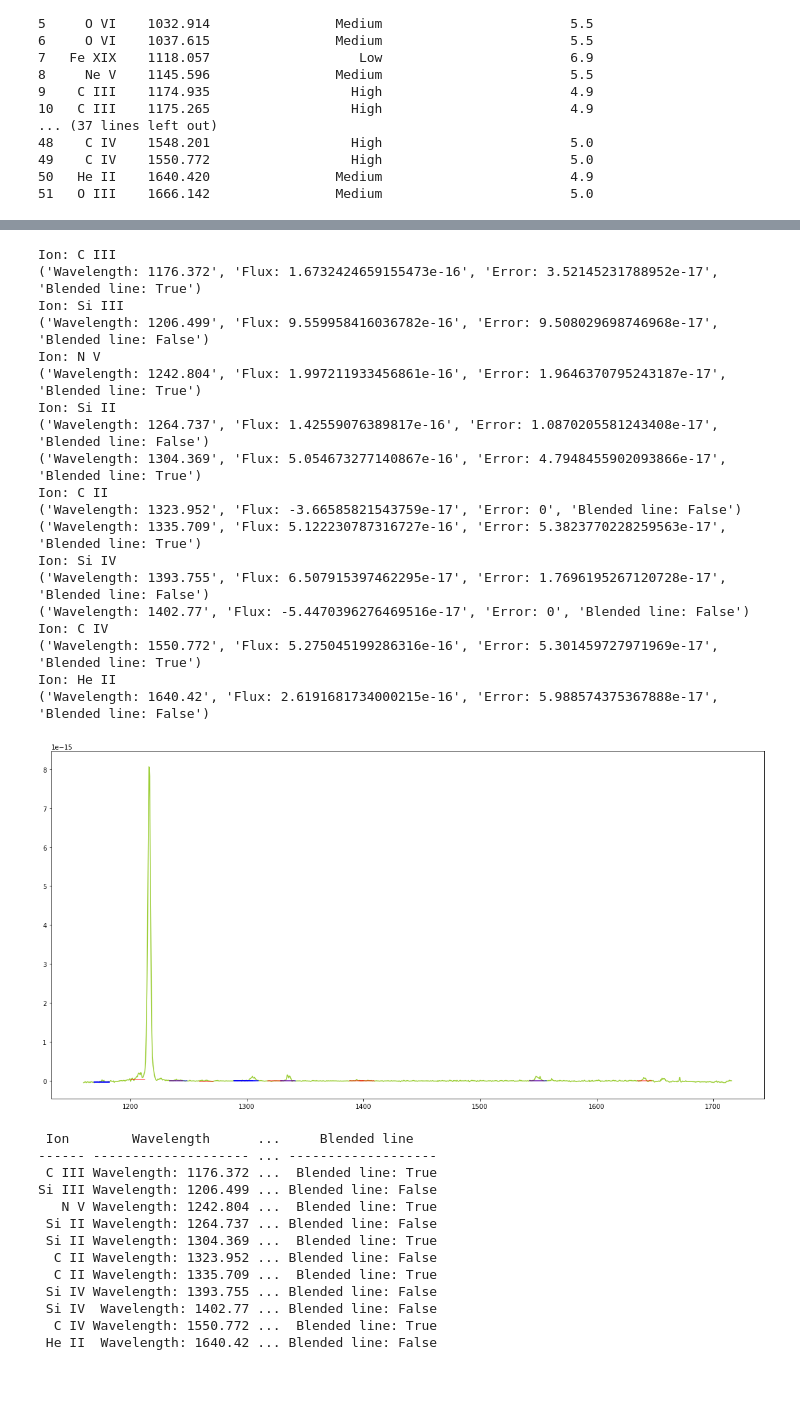
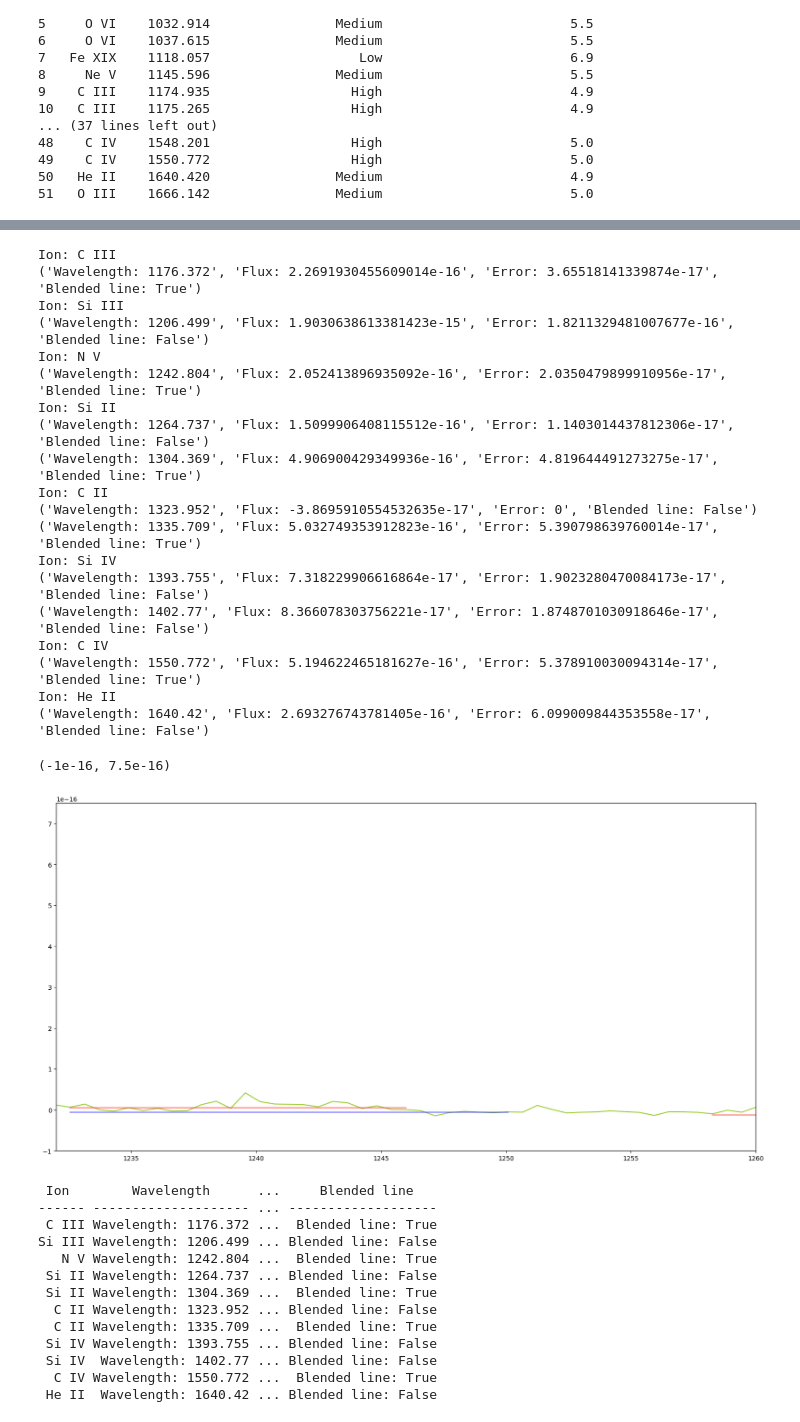
Before and after one commit to bellalongo/Star-Emission-Line-Flux, a Jupyter notebook: TOI-776/toi-776.ipynb, the cells around one changed output, grey strips where cells are left out. Drawn from its saved outputs; the diff is of its cells as text; code cells hidden in the pictures; blank space fills up the shorter version.

```diff
--- a/TOI-776/toi-776.ipynb
+++ b/TOI-776/toi-776.ipynb
@@ -159,7 +162,7 @@ avg_peak_width = (sum(properties['widths'])/len(properties['widths']))
 print(f"Current peak estimate: {avg_peak_width}")
 
 # Refine based on estimated
-peak_width = 3
+peak_width = 3.5
 print(f"Peak width: {peak_width}")
 
 # Make range
@@ -177,7 +180,7 @@ for peak in w[mask][peaks]:
     plt.axvline(x = peak + peak_width, color = 'green', label = 'axvline - full height')
     plt.axvline(x = peak - peak_width, color = 'green', label = 'axvline - full height')
 
-plt.xlim([1540, 1560]) # add +60
+plt.xlim([1540, 1570]) # add +60
 plt.ylim([-0.1e-15, 0.75e-15])
 # %% [output]
 Current peak estimate: 3.111535870374538
@@ -268,7 +271,7 @@ def split_create_trendline(w, f, blended_line_bool):
     return p(wavelength_array)
 # %%
 # Mask current peak (use this for the rest!)
-wavelength_mask = (w > (w[mask][peaks][10] - flux_range)) & (w < (w[mask][peaks][10] + flux_range))
+wavelength_mask = (w > 1168.289313414861) & (w <  1182.8955488505624)
 w0,w1 = wavelength_edges(w[wavelength_mask])
 total_sumflux = np.sum(f[wavelength_mask]*(w1-w0))
 sumerror = (np.sum(e[wavelength_mask]**2 * (w1-w0)**2))**0.5
@@ -320,7 +323,7 @@ previous_obs = 0 *u.AA
 prev_blended_bool = False
 prev_left_bound = 0
 
-for wavelength in df['Wavelength']:
+for wavelength in df["Wavelength"]:
     if((wavelength > 1160) and df['Likelihood to measure'][count] == "High") or wavelength == 1640.420:
         continuum = []
 
@@ -369,47 +372,50 @@ for wavelength in df['Wavelength']:
             # Delete the previous flux calculation (check me!) - may need to get rid of [count-1]
             del flux[df['Ion'][count-1]][previous_index]
             # Add the new flux calculation
             flux[df['Ion'][count]].append(("Wavelength: " + str(wavelength),"Flux: " + str(total_flux), "Error: " + str(sumerror), "Blended line: " + str(blended_line_bool)))
         # If there is not a blended line
         else:
             flux[df['Ion'][count]].append(("Wavelength: " + str(wavelength),"Flux: " + str(total_flux), "Error: " + str(sumerror),"Blended line: " + str(False)))
 
         # Update variables
         previous_obs = obs_lam
         previous_index = len(flux[df['Ion'][count]]) - 1
         iterations+=1
 
+        # print(f"Left Bound: {w[wavelength_mask][0]}, Right Bound: {w[wavelength_mask][len(w[wavelength_mask])-1]}")
+
     count+=1
 
 # Printing
 for ion in flux:
     print(f"Ion: {ion} ")
     for data in flux[ion]:
         print(data)
 
-# plt.xlim([1400, 1450]) # add +60
-# plt.ylim([-0.1e-15, 0.75e-15])
+plt.xlim([1232, 1260]) # add +60
+plt.ylim([-0.1e-15, 0.75e-15])
 # %% [output]
 Ion: C III
-('Wavelength: 1176.372', 'Flux: 1.6732424659155473e-16', 'Error: 3.52145231788952e-17', 'Blended line: True')
+('Wavelength: 1176.372', 'Flux: 2.2691930455609014e-16', 'Error: 3.65518141339874e-17', 'Blended line: True')
 Ion: Si III
-('Wavelength: 1206.499', 'Flux: 9.559958416036782e-16', 'Error: 9.508029698746968e-17', 'Blended line: False')
+('Wavelength: 1206.499', 'Flux: 1.9030638613381423e-15', 'Error: 1.8211329481007677e-16', 'Blended line: False')
 Ion: N V
-('Wavelength: 1242.804', 'Flux: 1.997211933456861e-16', 'Error: 1.9646370795243187e-17', 'Blended line: True')
+('Wavelength: 1242.804', 'Flux: 2.052413896935092e-16', 'Error: 2.0350479899910956e-17', 'Blended line: True')
 Ion: Si II
-('Wavelength: 1264.737', 'Flux: 1.42559076389817e-16', 'Error: 1.0870205581243408e-17', 'Blended line: False')
-('Wavelength: 1304.369', 'Flux: 5.054673277140867e-16', 'Error: 4.7948455902093866e-17', 'Blended line: True')
+('Wavelength: 1264.737', 'Flux: 1.5099906408115512e-16', 'Error: 1.1403014437812306e-17', 'Blended line: False')
+('Wavelength: 1304.369', 'Flux: 4.906900429349936e-16', 'Error: 4.819644491273275e-17', 'Blended line: True')
 Ion: C II
-('Wavelength: 1323.952', 'Flux: -3.66585821543759e-17', 'Error: 0', 'Blended line: False')
-('Wavelength: 1335.709', 'Flux: 5.122230787316727e-16', 'Error: 5.3823770228259563e-17', 'Blended line: True')
+('Wavelength: 1323.952', 'Flux: -3.8695910554532635e-17', 'Error: 0', 'Blended line: False')
+('Wavelength: 1335.709', 'Flux: 5.032749353912823e-16', 'Error: 5.390798639760014e-17', 'Blended line: True')
 Ion: Si IV
-('Wavelength: 1393.755', 'Flux: 6.507915397462295e-17', 'Error: 1.7696195267120728e-17', 'Blended line: False')
-('Wavelength: 1402.77', 'Flux: -5.4470396276469516e-17', 'Error: 0', 'Blended line: False')
+('Wavelength: 1393.755', 'Flux: 7.318229906616864e-17', 'Error: 1.9023280470084173e-17', 'Blended line: False')
+('Wavelength: 1402.77', 'Flux: 8.366078303756221e-17', 'Error: 1.8748701030918646e-17', 'Blended line: False')
 Ion: C IV
-('Wavelength: 1550.772', 'Flux: 5.275045199286316e-16', 'Error: 5.301459727971969e-17', 'Blended line: True')
+('Wavelength: 1550.772', 'Flux: 5.194622465181627e-16', 'Error: 5.378910030094314e-17', 'Blended line: True')
 Ion: He II
-('Wavelength: 1640.42', 'Flux: 2.6191681734000215e-16', 'Error: 5.988574375367888e-17', 'Blended line: False')
+('Wavelength: 1640.42', 'Flux: 2.693276743781405e-16', 'Error: 6.099009844353558e-17', 'Blended line: False')
+(-1e-16, 7.5e-16)
-[figure, old version]
+[figure, new version]
 # %%
 # Astropy tables
 data_array = []
```
Also changed, not shown: parts of 5 cells of this notebook, 1 other file.
